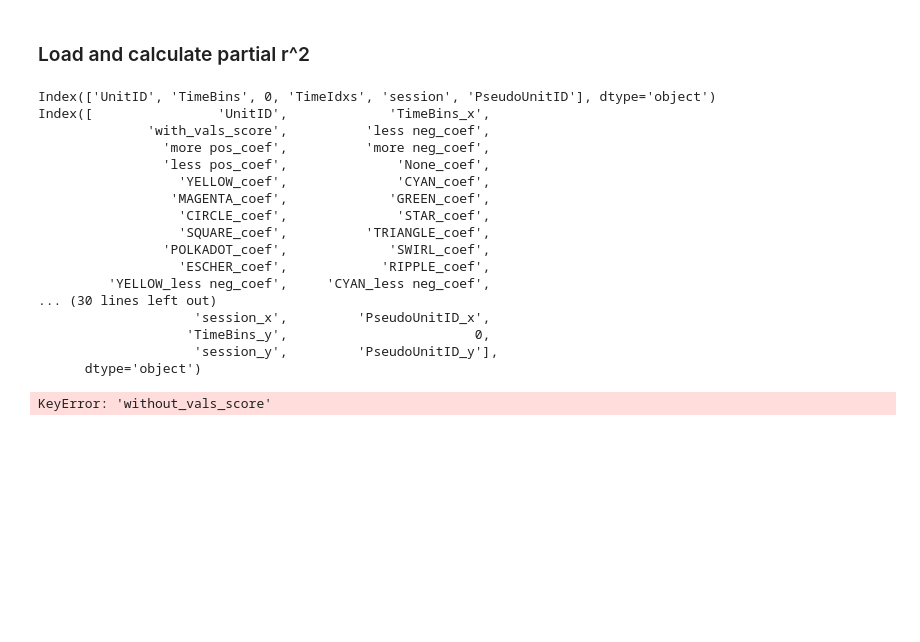
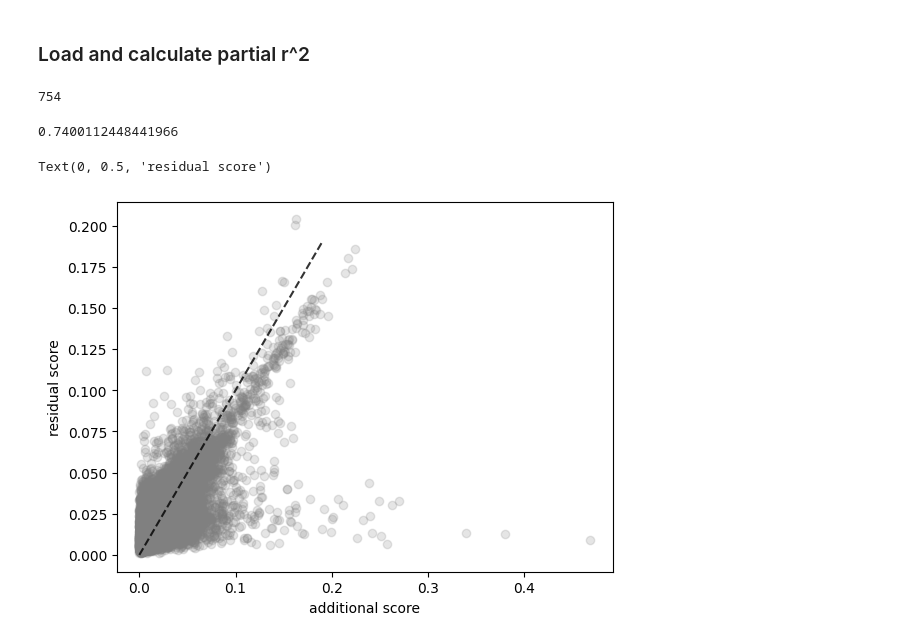
Before and after one commit to pqz317/wcst_decode, a Jupyter notebook: notebooks/20240418_residual_r_squared_vs_partial.ipynb, the cells around one changed output. Saved outputs shown, nothing was run; the diff lists cells and outputs as text; code cells hidden in the pictures; blank space fills up the shorter version.

```diff
--- a/notebooks/20240418_residual_r_squared_vs_partial.ipynb
+++ b/notebooks/20240418_residual_r_squared_vs_partial.ipynb
@@ -29,6 +33,8 @@ positions = spike_utils.get_unit_positions(sessions)
 # %% [markdown]
 ### Load residual models
 # %%
+fb_type = "Response"
+
 def load_glm(session, res_name):
     res = pd.read_pickle(os.path.join(OUTPUT_DIR, res_name))
     res["TimeIdxs"] = (res["TimeBins"] * 20).astype(int)
@@ -38,8 +44,9 @@ def load_glm(session, res_name):
 
 
 def get_residual_glm_res(session):
-    res_name = f"{session}_glm_RPEGroup_residual_fr_{MODE}_{INTERVAL_SIZE}_{MODEL}_values.pickle"
+    res_name = f"{session}_glm_{fb_type}_residual_fr_{MODE}_{INTERVAL_SIZE}_{MODEL}_values.pickle"
     res = load_glm(session, res_name)
+    res = res.rename(columns={"score": "residual_score"})
     return res
 # %%
 residual_glm_res = pd.concat(sessions.apply(lambda x: get_residual_glm_res(x.session_name), axis=1).values)
@@ -58,35 +67,36 @@ def get_additional_score(session):
     with_vals_path = f"{session}_glm_RPEGroup_normal_fr_{MODE}_{INTERVAL_SIZE}_{MODEL}_values.pickle"
     with_vals_res = load_glm(session, with_vals_path)
     with_vals_res = with_vals_res.rename(columns={"score": "with_vals_score"})
-
+    coefs = [col for col in with_vals_res.columns if "_coef" in col]
 
     without_vals_path = f"{session}_glm_{MODE}_{INTERVAL_SIZE}_{MODEL}_feature_rpe_interaction.pickle"
     without_vals_res = load_glm(session, without_vals_path)
-    print(without_vals_res.columns)
     without_vals_res = without_vals_res.rename(columns={"score": "without_vals_score"})
 
-    merged = pd.merge(with_vals_res, without_vals_res, on=["UnitID", "TimeIdxs"])
-    print(merged.columns)
+    coefs = [col for col in without_vals_res.columns if "_coef" in col]
+    merged = pd.merge(with_vals_res, without_vals_res, on=["PseudoUnitID", "TimeIdxs"])
     merged["additional_score"] = 1 - (1 - merged["with_vals_score"]) / (1 - merged["without_vals_score"])
+    # merged["additional_score"] =
     return merged
 # %%
 partial_reses = pd.concat(sessions.apply(lambda x: get_additional_score(x.session_name), axis=1).values)
-# %% [output]
-Index(['UnitID', 'TimeBins', 0, 'TimeIdxs', 'session', 'PseudoUnitID'], dtype='object')
-Index([                'UnitID',             'TimeBins_x',
-              'with_vals_score',          'less neg_coef',
-                'more pos_coef',          'more neg_coef',
-                'less pos_coef',              'None_coef',
-                  'YELLOW_coef',              'CYAN_coef',
-                 'MAGENTA_coef',             'GREEN_coef',
-                  'CIRCLE_coef',              'STAR_coef',
-                  'SQUARE_coef',          'TRIANGLE_coef',
-                'POLKADOT_coef',             'SWIRL_coef',
-                  'ESCHER_coef',            'RIPPLE_coef',
-         'YELLOW_less neg_coef',     'CYAN_less neg_coef',
-... (30 lines left out)
-                    'session_x',         'PseudoUnitID_x',
-                   'TimeBins_y',                        0,
-                    'session_y',         'PseudoUnitID_y'],
-      dtype='object')
-KeyError: 'without_vals_score'
+# %%
+merged = pd.merge(partial_reses, residual_glm_res, on=["PseudoUnitID", "TimeIdxs"])
+pos_merged = merged[merged.additional_score > 0]
+# %%
+len(pos_merged.PseudoUnitID.unique())
+# %% [output]
+754
+# %%
+print(np.corrcoef(pos_merged.additional_score, pos_merged.residual_score)[0, 1])
+# %% [output]
+0.7400112448441966
+# %%
+fig, ax = plt.subplots()
+ax.scatter(pos_merged.additional_score, pos_merged.residual_score, alpha=0.2, color="gray")
+ax.plot(np.arange(0, 0.2, 0.01), np.arange(0, 0.2, 0.01), linestyle="--", color="black", alpha=0.8)
+ax.set_xlabel("additional score")
+ax.set_ylabel("residual score")
+# %% [output]
+Text(0, 0.5, 'residual score')
+[figure, added]
```
Also changed, not shown: parts of 15 cells of this notebook, 8 other files.
